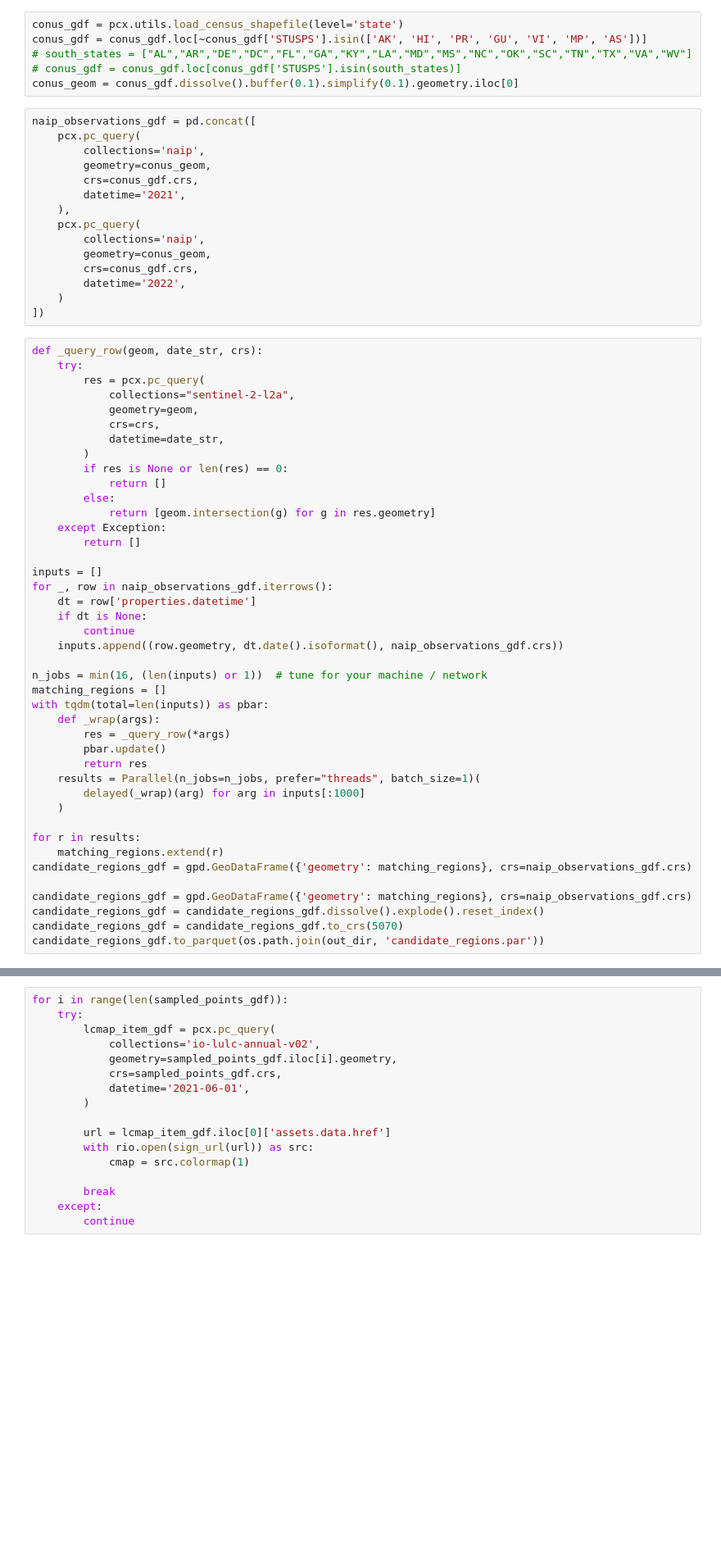
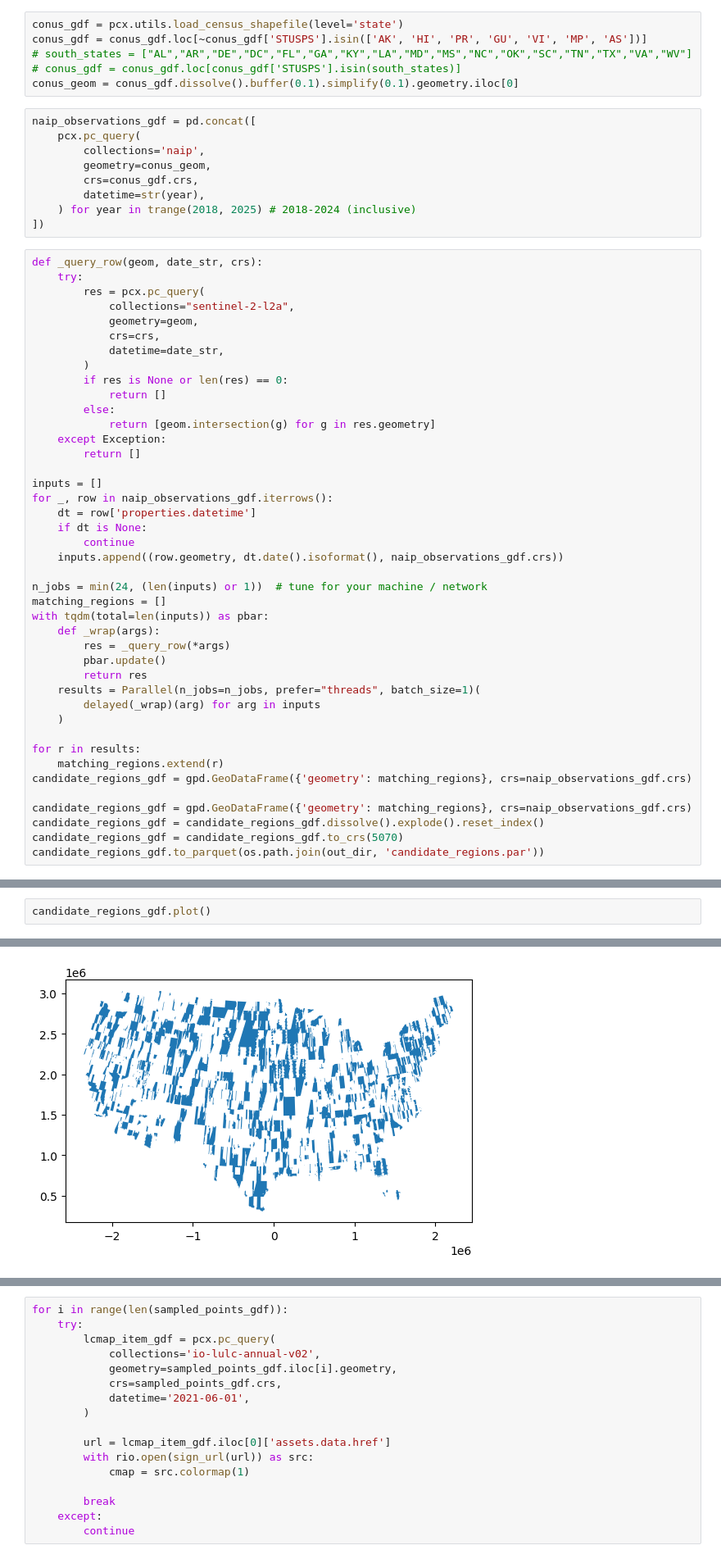
Before and after one commit to DakotaHester/diffusion-examples, a Jupyter notebook: notebooks/s2_naip_download.ipynb, the cells around one changed output, grey strips where cells are left out. Shown at 82% size. Saved outputs shown, nothing was run; the diff lists cells and outputs as text; blank space fills up the shorter version.

```diff
--- a/notebooks/s2_naip_download.ipynb
+++ b/notebooks/s2_naip_download.ipynb
@@ -40,14 +40,8 @@ naip_observations_gdf = pd.concat([
         collections='naip',
         geometry=conus_geom,
         crs=conus_gdf.crs,
-        datetime='2021',
-    ),
-    pcx.pc_query(
-        collections='naip',
-        geometry=conus_geom,
-        crs=conus_gdf.crs,
-        datetime='2022',
-    )
+        datetime=str(year),
+    ) for year in trange(2018, 2025) # 2018-2024 (inclusive)
 ])
 # %%
 def _query_row(geom, date_str, crs):
@@ -72,7 +66,7 @@ for _, row in naip_observations_gdf.iterrows():
         continue
     inputs.append((row.geometry, dt.date().isoformat(), naip_observations_gdf.crs))
 
-n_jobs = min(16, (len(inputs) or 1))  # tune for your machine / network
+n_jobs = min(24, (len(inputs) or 1))  # tune for your machine / network
 matching_regions = []
 with tqdm(total=len(inputs)) as pbar:
     def _wrap(args):
@@ -80,7 +74,7 @@ with tqdm(total=len(inputs)) as pbar:
         pbar.update()
         return res
     results = Parallel(n_jobs=n_jobs, prefer="threads", batch_size=1)(
-        delayed(_wrap)(arg) for arg in inputs[:1000]
+        delayed(_wrap)(arg) for arg in inputs
     )
 
 for r in results:
@@ -93,0 +90,3 @@ candidate_regions_gdf.to_parquet(os.path.join(out_dir, 'candidate_regions.par'))
+# %%
+candidate_regions_gdf.plot()
+# %% [output]
@@ -93,0 +94 @@ candidate_regions_gdf.to_parquet(os.path.join(out_dir, 'candidate_regions.par'))
+[figure, added]
```
Also changed, not shown: parts of 7 cells of this notebook, 9 other files.
